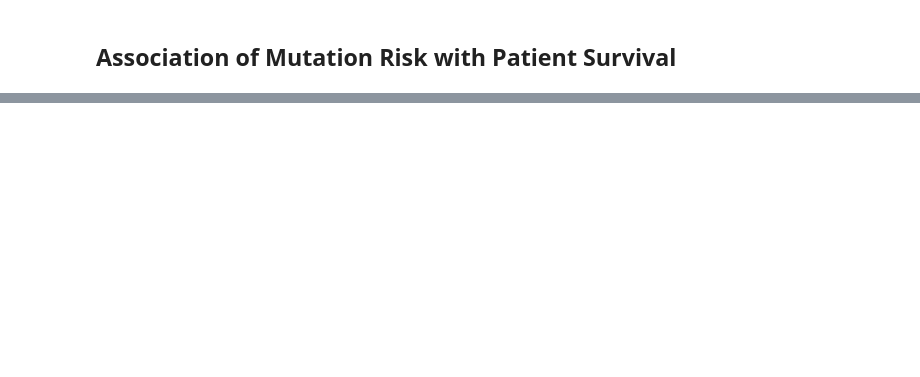
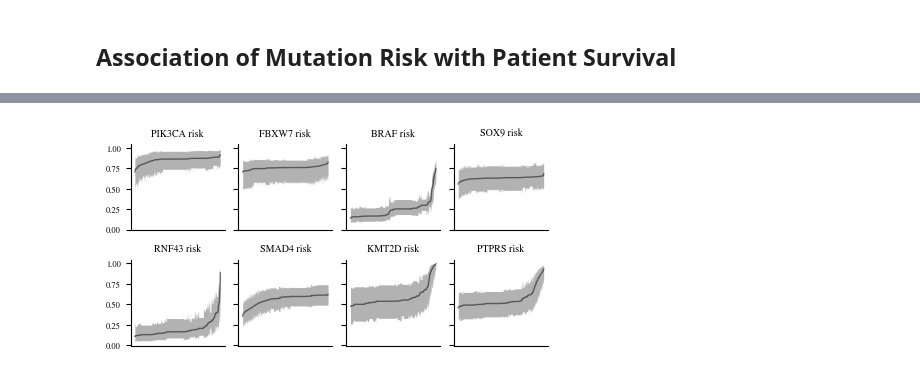
Before and after one commit to huy29433/MCMC-sampling-for-MHN, a Jupyter notebook: analysis/mutation_risk.ipynb, the cells around one changed output, grey strips where cells are left out. Cells and saved outputs as stored; diff of their text form; code cells hidden in the pictures; blank space fills up the shorter version.

```diff
--- a/analysis/mutation_risk.ipynb
+++ b/analysis/mutation_risk.ipynb
@@ -13,8 +18,10 @@ burn_in = 0.2
 # %%
-data_name = "G13_COAD_12"
+data_name = "G13_COAD_12"  # change to "G13_LUAD_12" for LUAD dataset
 
-samples = np.load("../results/mcmc/G13_LUAD_12_sym-l2_MALA_0_0015625.npy" if data_name == "G13_LUAD_12"
-                  else "../results/mcmc/G13_COAD_12_symsparse_MALA_0_001.npy")[:, ::10]
+samples = np.load(
+    "../results/mcmc/G13_LUAD_12_symsparse_MALA_0_0015185546875000002.npy"
+    if data_name == "G13_LUAD_12"
+    else "../results/mcmc/G13_COAD_12_symsparse_MALA_0_001.npy")[:, ::100]
 samples = samples[int(len(samples)*burn_in):]
 samples = samples.reshape((-1, samples.shape[-1]))
 
@@ -231,0 +240,30 @@ fig.savefig(
+# %%
+fig, ax = plt.subplots(2, 4, figsize=(4.6, 2.4), sharey=True)
+
+for i, event in enumerate([e for e in range(12) if e not in events]):
+
+    a = ax[i // 4, i % 4]
+
+    data_filtered = data.reset_index(drop=True)[
+        data.reset_index(drop=True).iloc[:, event] == 0]
+    sorting = None
+
+    risk = risks[data_filtered.index, :, event]
+    sorting = np.argsort(np.median(risk, axis=1))
+    a.plot(np.median(risk, axis=1)[sorting], lw=1, alpha=0.5, color="black")
+    a.fill_between(
+        np.arange(risk.shape[0]),
+        np.percentile(risk, 5, axis=1)[sorting],
+        np.percentile(risk, 95, axis=1)[sorting],
+        alpha=0.3, color="black", lw=0)
+    a.set_title(f"{data.columns[event]} risk")
+    for side in ["top", "right"]:
+        a.spines[side].set_visible(False)
+    a.set_xticks([])
+
+fig.tight_layout()
+fig.savefig(
+    f"../results/figs/{data_name}_risks_supp.pdf",
+)
+# %% [output]
+[figure, added]
```
Also changed, not shown: parts of 8 cells of this notebook, 6 other files.
